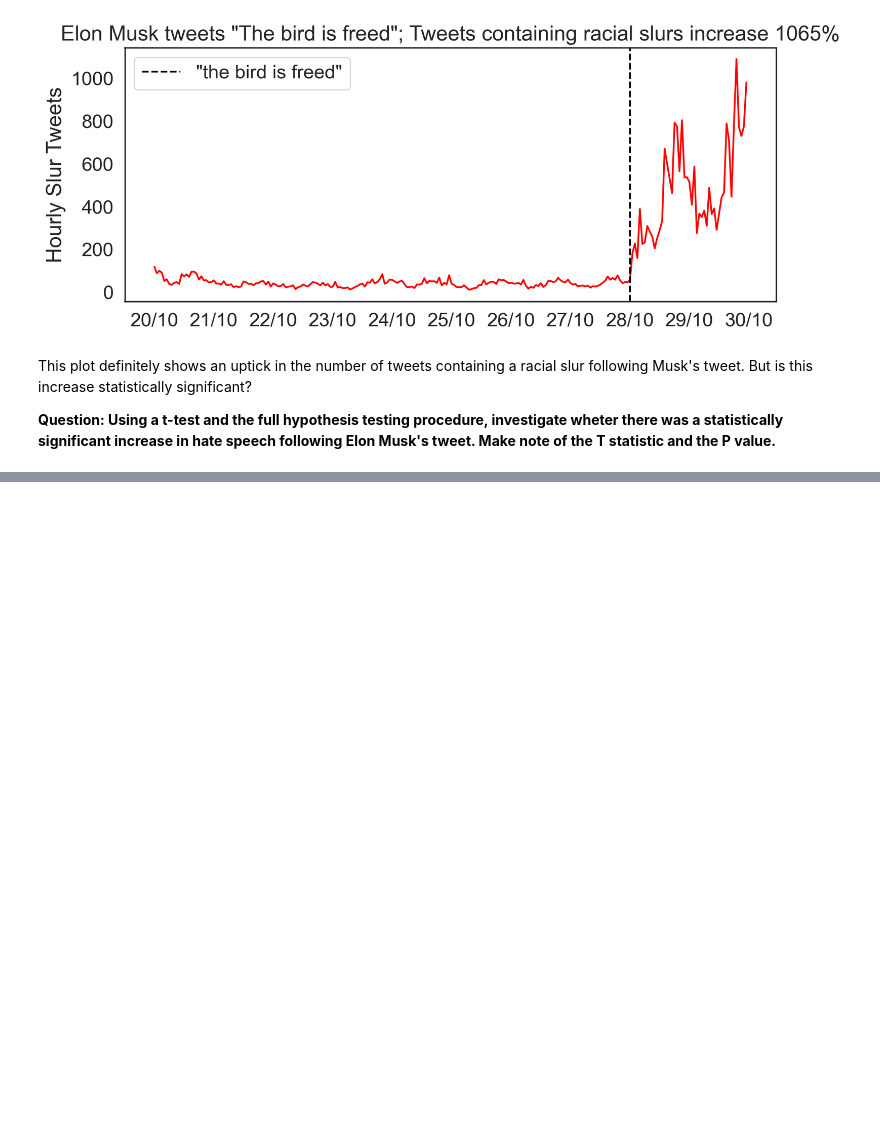
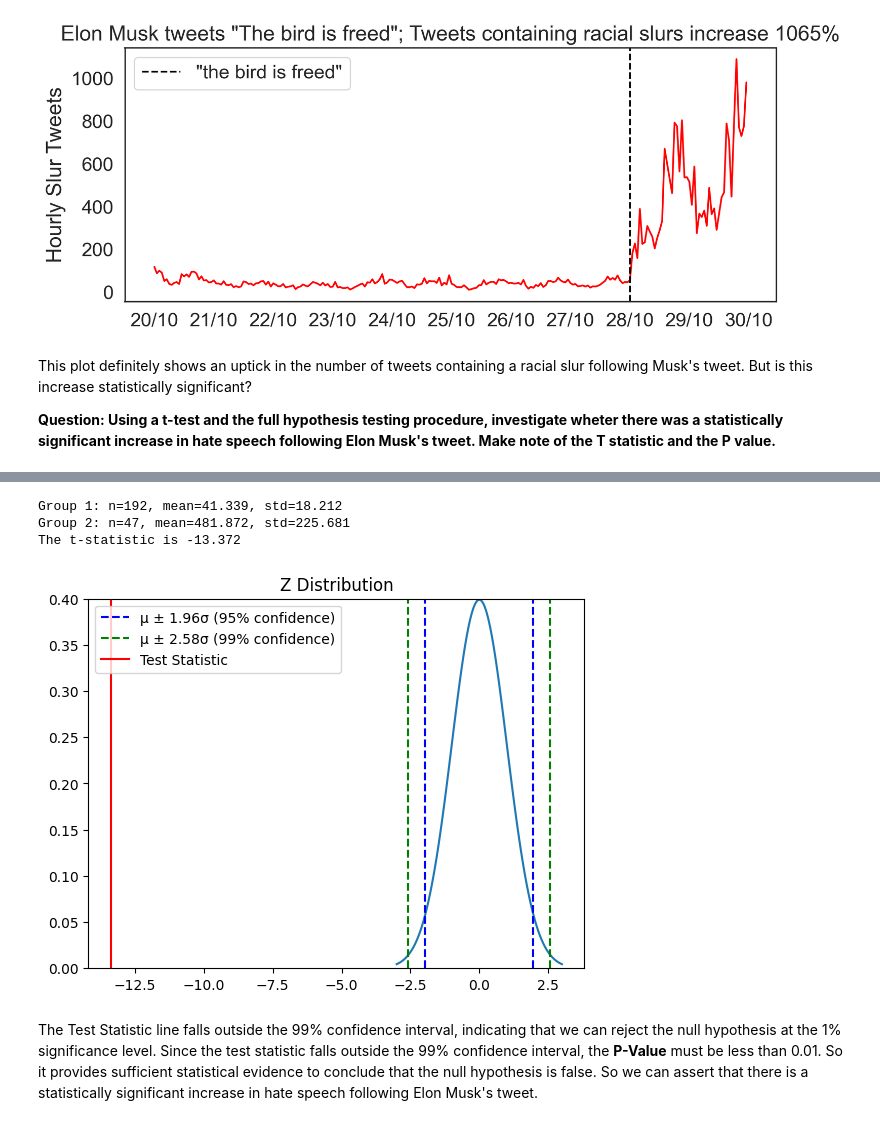
Before and after one commit to Feilusun/QM2, a Jupyter notebook: notebooks/W06. Hypothesis Testing.ipynb, the cells around one changed output, grey strips where cells are left out. Saved outputs shown, nothing was run; the diff lists cells and outputs as text; code cells hidden in the pictures; blank space fills up the shorter version.

```diff
--- a/notebooks/W06. Hypothesis Testing.ipynb
+++ b/notebooks/W06. Hypothesis Testing.ipynb
@@ -321,0 +327,78 @@ This plot definitely shows an uptick in the number of tweets containing a racial
+# %%
+%matplotlib inline
+import matplotlib.pyplot as plt
+from scipy.stats import norm
+import statistics
+import seaborn as sns
+
+import pylab
+import pandas as pd
+import numpy as np
+import datetime
+
+def manual_ttest(group1, group2, plot=False):
+
+    desc1, desc2=group1.describe(), group2.describe()
+
+    n1,std1,mean1 = desc1['count'], desc1['std'] ,desc1['mean']
+    n2,std2,mean2 = desc2['count'], desc2['std'] ,desc2['mean']
+
+    se1, se2 = std1**2/n1, std2**2/n2
+
+    sed = np.sqrt(se1 + se2)
+
+    t_stat = (mean1 - mean2) / sed
+
+    print("Group 1: n=%.0f, mean=%.3f, std=%.3f" % (n1,mean1,std1))
+    print("Group 2: n=%.0f, mean=%.3f, std=%.3f" % (n2,mean2,std2))
+    print('The t-statistic is %.3f' % t_stat)
+
+    if plot==True:
+        groups=pd.DataFrame()
+        i=1
+
+        for group in [group1, group2]:
+            plot_df=pd.DataFrame({'Values': group,'Group':i})
+            groups=groups.append(plot_df)
+            i+=1
+
+        sns.pointplot(data=groups , x='Group', y='Values',errorbar=('ci', 95), color='black', join=False, capsize=.8)
+        plt.title('Comparison of Group Means with 95% Confidence Intervals')
+
+    return t_stat
+
+tweets=pd.read_csv('https://storage.googleapis.com/qm2/wk7/elon_twitter.csv')
+tweets['hour']=pd.to_datetime(tweets['hour'])
+tweet_date = datetime.datetime(2022, 10, 28)
+
+pre_tweet = tweets[tweets['hour'] < tweet_date]['count']
+post_tweet = tweets[tweets['hour'] > tweet_date]['count']
+
+t = manual_ttest(pre_tweet,post_tweet)
+# %% [output]
+Group 1: n=192, mean=41.339, std=18.212
+Group 2: n=47, mean=481.872, std=225.681
+The t-statistic is -13.372
+# %%
+def plot_z(test_statistic):
+    mu, se= 0, 1
+    x = np.linspace(mu - 3*se, mu + 3*se, 100)
+
+    plt.plot(x, norm.pdf(x, mu, se))
+    plt.axvline(mu-se*1.96, color='blue', linestyle='dashed', linewidth=1.5,label='µ ± 1.96σ (95% confidence)')
+    plt.axvline(mu+se*1.96, color='blue', linestyle='dashed', linewidth=1.5)
+    plt.axvline(mu-se*2.58, color='green', linestyle='dashed', linewidth=1.5,label='µ ± 2.58σ (99% confidence)')
+    plt.axvline(mu+se*2.58, color='green', linestyle='dashed', linewidth=1.5)
+
+    plt.axvline(test_statistic, color='red', linestyle='solid', linewidth=1.5,label='Test Statistic')
+
+    plt.ylim(0,0.4)
+    plt.legend()
+    plt.title('Z Distribution')
+    plt.show()
+
+plot_z(t)
+# %% [output]
+[figure, added]
+# %% [markdown]
+The Test Statistic line falls outside the 99% confidence interval, indicating that we can reject the null hypothesis at the 1% significance level. Since the test statistic falls outside the 99% confidence interval, the **P-Value** must be less than 0.01. So it provides sufficient statistical evidence to conclude that the null hypothesis is false. So we can assert that there is a statistically significant increase in hate speech following Elon Musk's tweet.
```
Also changed, not shown: parts of 1 cell of this notebook.
